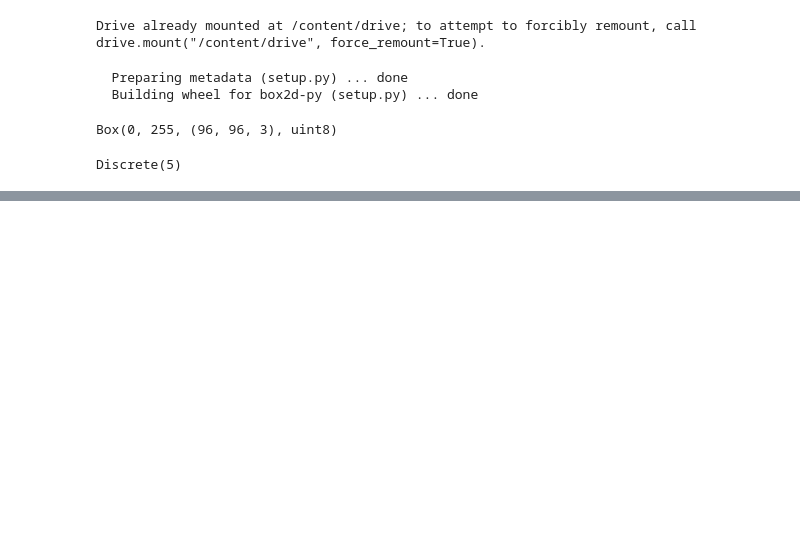
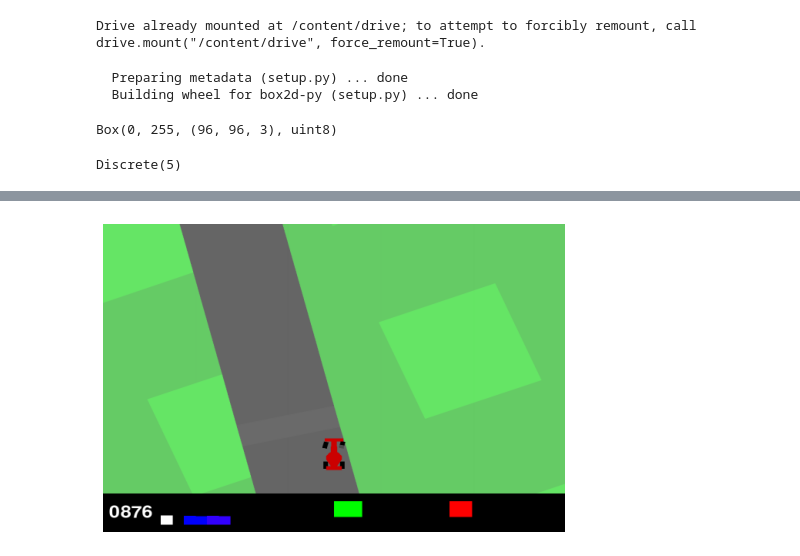
Before and after one commit to xyu-liu/DQN-CarRacing, a Jupyter notebook: CarRacing.ipynb, the cells around one changed output, grey strips where cells are left out. Drawn from its saved outputs; the diff is of its cells as text; code cells hidden in the pictures; blank space fills up the shorter version.

```diff
--- a/CarRacing.ipynb
+++ b/CarRacing.ipynb
@@ -211,0 +246,33 @@ torch.save(agent.qnetwork_target.state_dict(), '/content/drive/MyDrive/ColabNote
+# %%
+from matplotlib import animation
+
+agent.qnetwork_target.load_state_dict(torch.load('/content/drive/MyDrive/ColabNotebooks/CarRacing/weights_best.pt'))
+
+def save_frames_as_gif(frames, path='/content/drive/MyDrive/ColabNotebooks/CarRacing', filename='gym_animation_3.gif'):
+
+    #Mess with this to change frame size
+    plt.figure(figsize=(frames[0].shape[1] / 72.0, frames[0].shape[0] / 72.0), dpi=72)
+
+    patch = plt.imshow(frames[0])
+    plt.axis('off')
+
+    def animate(i):
+        patch.set_data(frames[i])
+
+    anim = animation.FuncAnimation(plt.gcf(), animate, frames = len(frames), interval=50)
+    anim.save(path + filename, writer='imagemagick', fps=60)
+
+env2 = gym.make("CarRacing-v2",continuous=False, render_mode="rgb_array")
+
+observation, _ = env2.reset()
+frames = []
+for t in range(1000):
+    #Render to frames buffer
+    frames.append(env2.render())
+    action = agent.act(observation)
+    observation, _, done, _, _ = env2.step(action)
+    if done:
+        break
+env.close()
+save_frames_as_gif(frames)
+# %% [output]
@@ -211,0 +280 @@ torch.save(agent.qnetwork_target.state_dict(), '/content/drive/MyDrive/ColabNote
+[figure, added]
```
Also changed, not shown: parts of 5 cells of this notebook.
